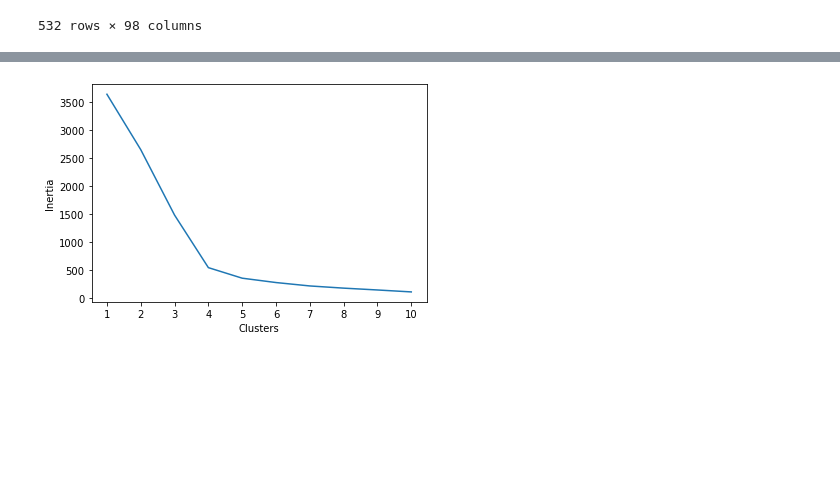
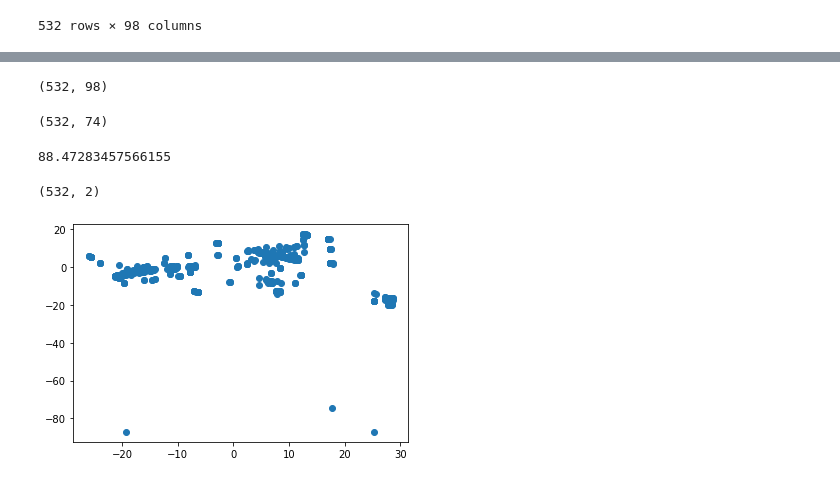
Before and after one commit to mbradberry1/Crypto-Clusters, a Jupyter notebook: Crypto Clusters.ipynb, the cells around one changed output, grey strips where cells are left out. Saved outputs shown, nothing was run; the diff lists cells and outputs as text; code cells hidden in the pictures; blank space fills up the shorter version.

```diff
--- a/Crypto Clusters.ipynb
+++ b/Crypto Clusters.ipynb
@@ -185,18 +125,31 @@ pcs_df.head(10)
-# %%
-inertia = []
-k = list(range(1, 11))
-
-for i in k:
-    km = KMeans(n_clusters=i, random_state=0)
-    km.fit(pcs_df)
-    inertia.append(km.inertia_)
-
-elbow_data = {"k": k, "inertia": inertia}
-df_elbow = pd.DataFrame(elbow_data)
-plt.plot(df_elbow['k'], df_elbow['inertia'])
-plt.xticks(range(1,11))
-plt.xlabel('Clusters')
-plt.ylabel('Inertia')
-plt.show()
-# %% [output]
-[figure, removed]
+# %%
+scaler = StandardScaler()
+X_scaled = scaler.fit_transform(X)
+# %%
+X_scaled.shape
+# %% [output]
+(532, 98)
+# %%
+pca = PCA(n_components=.90)
+comps = pca.fit_transform(X_scaled)
+comps.shape
+# %% [output]
+(532, 74)
+# %%
+print(pca.explained_variance_.sum())
+# %% [output]
+88.47283457566155
+# %%
+tsne = TSNE(perplexity=37)
+tsne_feature = tsne.fit_transform(comps)
+tsne_feature.shape
+# %% [output]
+(532, 2)
+# %%
+X = tsne_feature[:,0]
+y = tsne_feature[:,1]
+# %%
+plt.scatter(x, y)
+plt.show()
+# %% [output]
+[figure, added]
```
Also changed, not shown: parts of 15 cells of this notebook.
